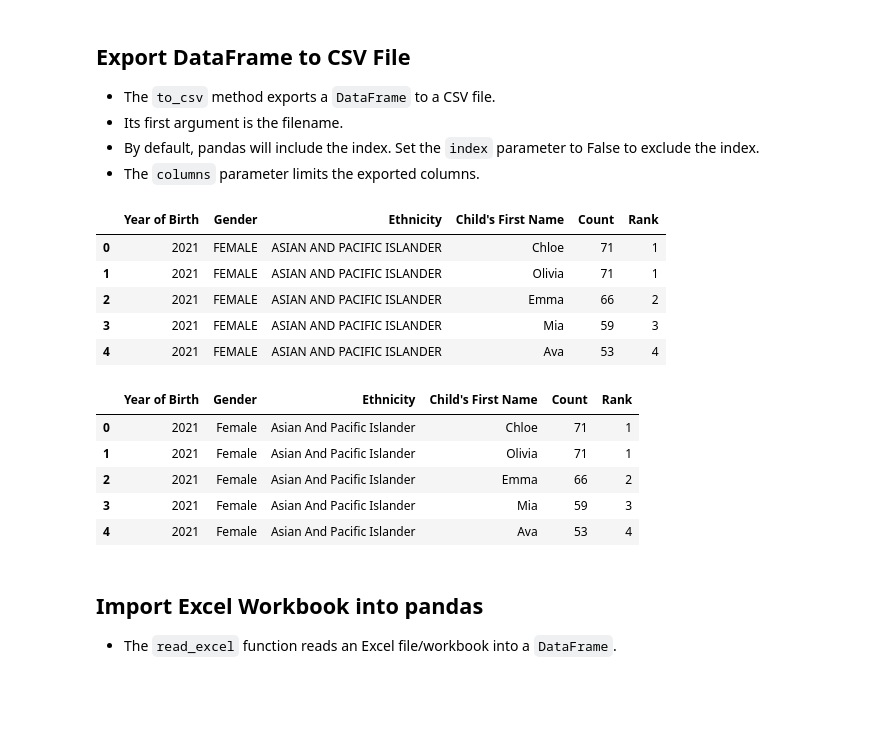
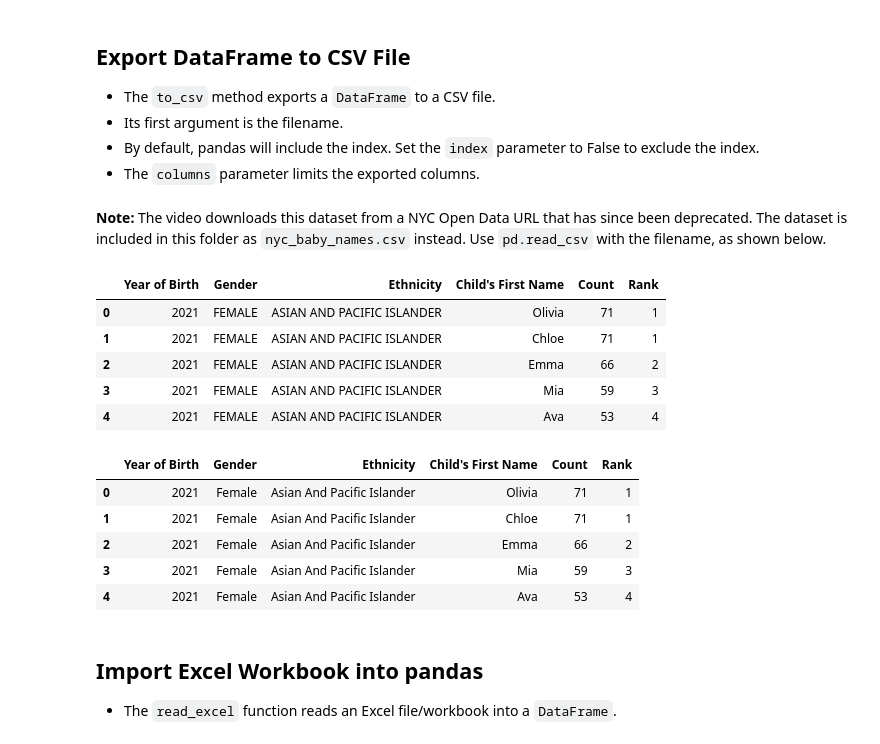
Before and after one commit to paskhaver/data-analysis-with-pandas-and-python, a Jupyter notebook: Complete/12 - Input and Output.ipynb, the cells around one changed output. Cells and saved outputs as stored; diff of their text form; code cells hidden in the pictures; blank space fills up the shorter version.

Commit message:
Fix broken NYC dataset link

```diff
--- a/Complete/12 - Input and Output.ipynb
+++ b/Complete/12 - Input and Output.ipynb
@@ -95,10 +93,12 @@ url = "https://data.cityofnewyork.us/api/views/25th-nujf/rows.csv"
+# %% [markdown]
+**Note:** The video downloads this dataset from a NYC Open Data URL that has since been deprecated. The dataset is included in this folder as `nyc_baby_names.csv` instead. Use `pd.read_csv` with the filename, as shown below.
 # %%
-baby_names = pd.read_csv(url)
+baby_names = pd.read_csv("nyc_baby_names.csv")
 baby_names.head()
 # %% [output]
 |  | Year of Birth | Gender | Ethnicity | Child's First Name | Count | Rank |
-| 0 | 2021 | FEMALE | ASIAN AND PACIFIC ISLANDER | Chloe | 71 | 1 |
-| 1 | 2021 | FEMALE | ASIAN AND PACIFIC ISLANDER | Olivia | 71 | 1 |
+| 0 | 2021 | FEMALE | ASIAN AND PACIFIC ISLANDER | Olivia | 71 | 1 |
+| 1 | 2021 | FEMALE | ASIAN AND PACIFIC ISLANDER | Chloe | 71 | 1 |
 | 2 | 2021 | FEMALE | ASIAN AND PACIFIC ISLANDER | Emma | 66 | 2 |
 | 3 | 2021 | FEMALE | ASIAN AND PACIFIC ISLANDER | Mia | 59 | 3 |
 | 4 | 2021 | FEMALE | ASIAN AND PACIFIC ISLANDER | Ava | 53 | 4 |
@@ -109,8 +109,8 @@ for column in ["Gender", "Ethnicity", "Child's First Name"]:
 baby_names.head()
 # %% [output]
 |  | Year of Birth | Gender | Ethnicity | Child's First Name | Count | Rank |
-| 0 | 2021 | Female | Asian And Pacific Islander | Chloe | 71 | 1 |
-| 1 | 2021 | Female | Asian And Pacific Islander | Olivia | 71 | 1 |
+| 0 | 2021 | Female | Asian And Pacific Islander | Olivia | 71 | 1 |
+| 1 | 2021 | Female | Asian And Pacific Islander | Chloe | 71 | 1 |
 | 2 | 2021 | Female | Asian And Pacific Islander | Emma | 66 | 2 |
 | 3 | 2021 | Female | Asian And Pacific Islander | Mia | 59 | 3 |
 | 4 | 2021 | Female | Asian And Pacific Islander | Ava | 53 | 4 |
```
Also changed, not shown: parts of 4 cells of this notebook, 6 other files.
